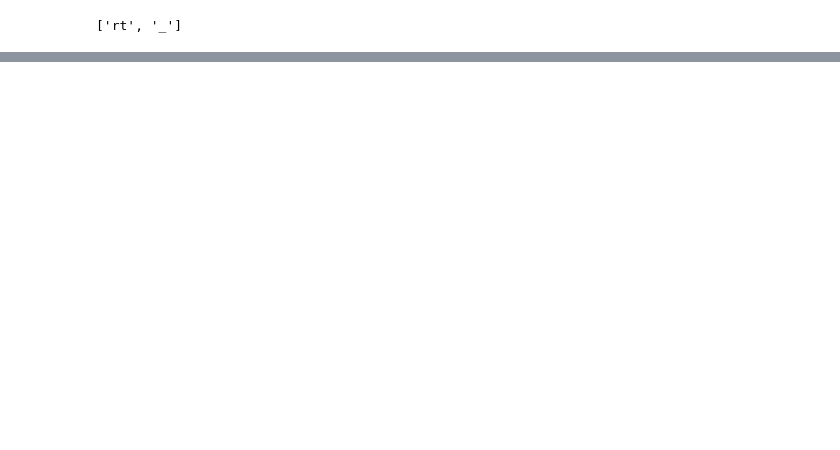
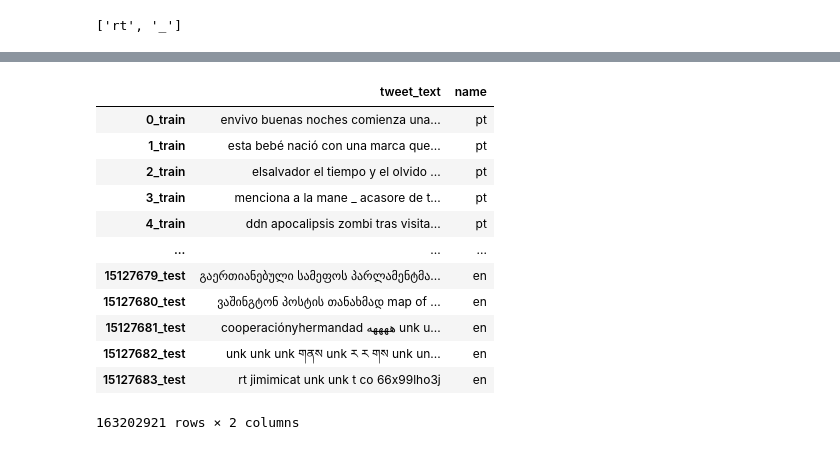
Before and after one commit to sumitsidana/recsys_challenge_2020, a Jupyter notebook: text_representation/topic_modelling-gensims-lda.ipynb, the cells around one changed output, grey strips where cells are left out. Saved outputs shown, nothing was run; the diff lists cells and outputs as text; code cells hidden in the pictures; blank space fills up the shorter version.

```diff
--- a/text_representation/topic_modelling-gensims-lda.ipynb
+++ b/text_representation/topic_modelling-gensims-lda.ipynb
@@ -32,0 +46,2 @@ test_input = pd.read_csv('s3://recsys-challenge-2020/test_input.csv')
+# %%
+train_input.index = train_input.index.astype(str) + '_train'
@@ -32,0 +57,2 @@ test_input = pd.read_csv('s3://recsys-challenge-2020/test_input.csv')
+# %%
+val_input.index = val_input.index.astype(str) + '_val'
@@ -33,3 +68,21 @@ test_input = pd.read_csv('s3://recsys-challenge-2020/test_input.csv')
+# %%
+test_input.index = test_input.index.astype(str) + '_test'
 # %%
-all_data = pd.concat(train_input, val_input, test_input)
+all_data = pd.concat([train_input, val_input, test_input])
+# %%
+all_data
+# %% [output]
+|  | tweet_text | name |
+| 0_train | envivo buenas noches comienza una... | pt |
+| 1_train | esta bebé nació con una marca que... | pt |
+| 2_train | elsalvador el tiempo y el olvido ... | pt |
+| 3_train | menciona a la mane _ acasore de t... | pt |
+| 4_train | ddn apocalipsis zombi tras visita... | pt |
+| ... | ... | ... |
+| 15127679_test | გაერთიანებული სამეფოს პარლამენტმა... | en |
+| 15127680_test | ვაშინგტონ პოსტის თანახმად map of ... | en |
+| 15127681_test | cooperaciónyhermandad ههههه unk u... | en |
+| 15127682_test | unk unk unk གནས unk ར ར གས unk un... | en |
+| 15127683_test | rt jimimicat unk unk t co 66x99lho3j | en |
+163202921 rows × 2 columns
 # %%
```
Also changed, not shown: parts of 10 cells of this notebook, 1 other file.
